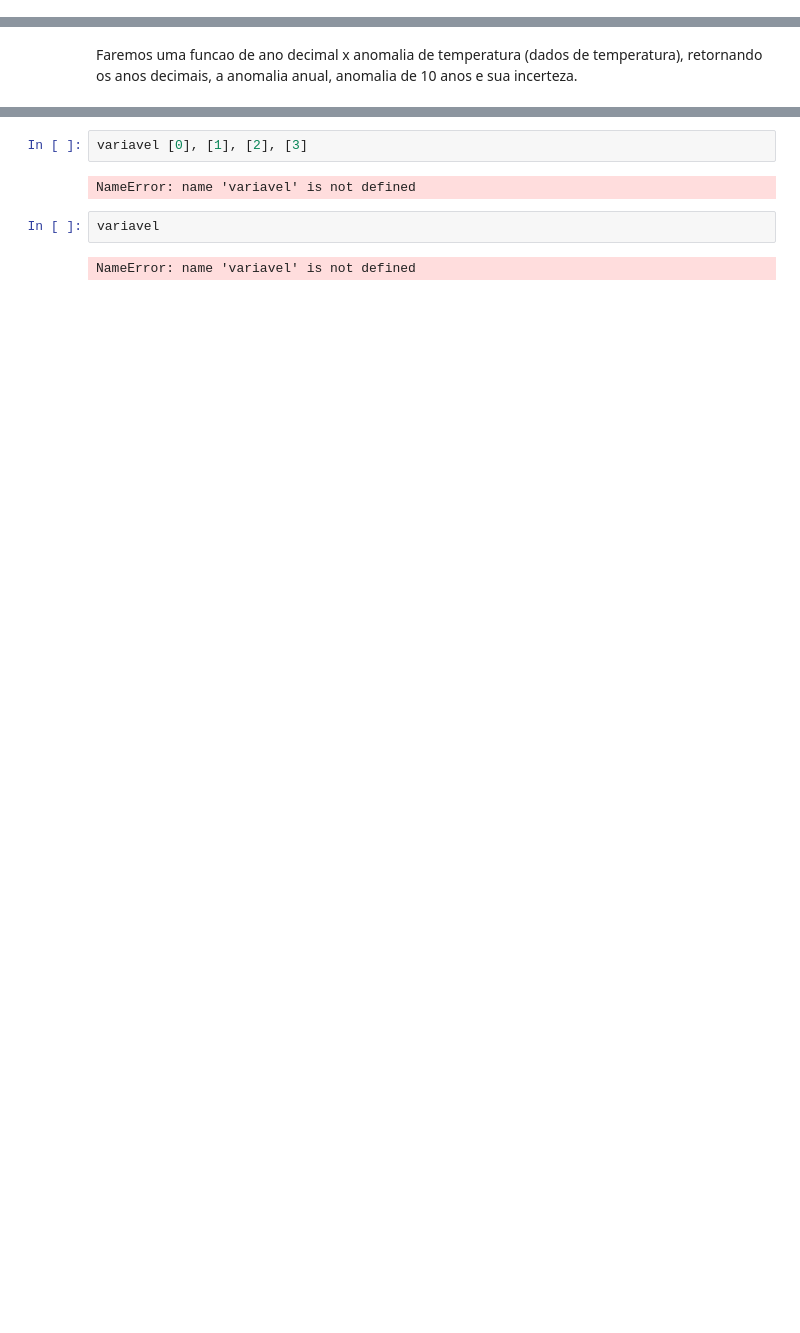
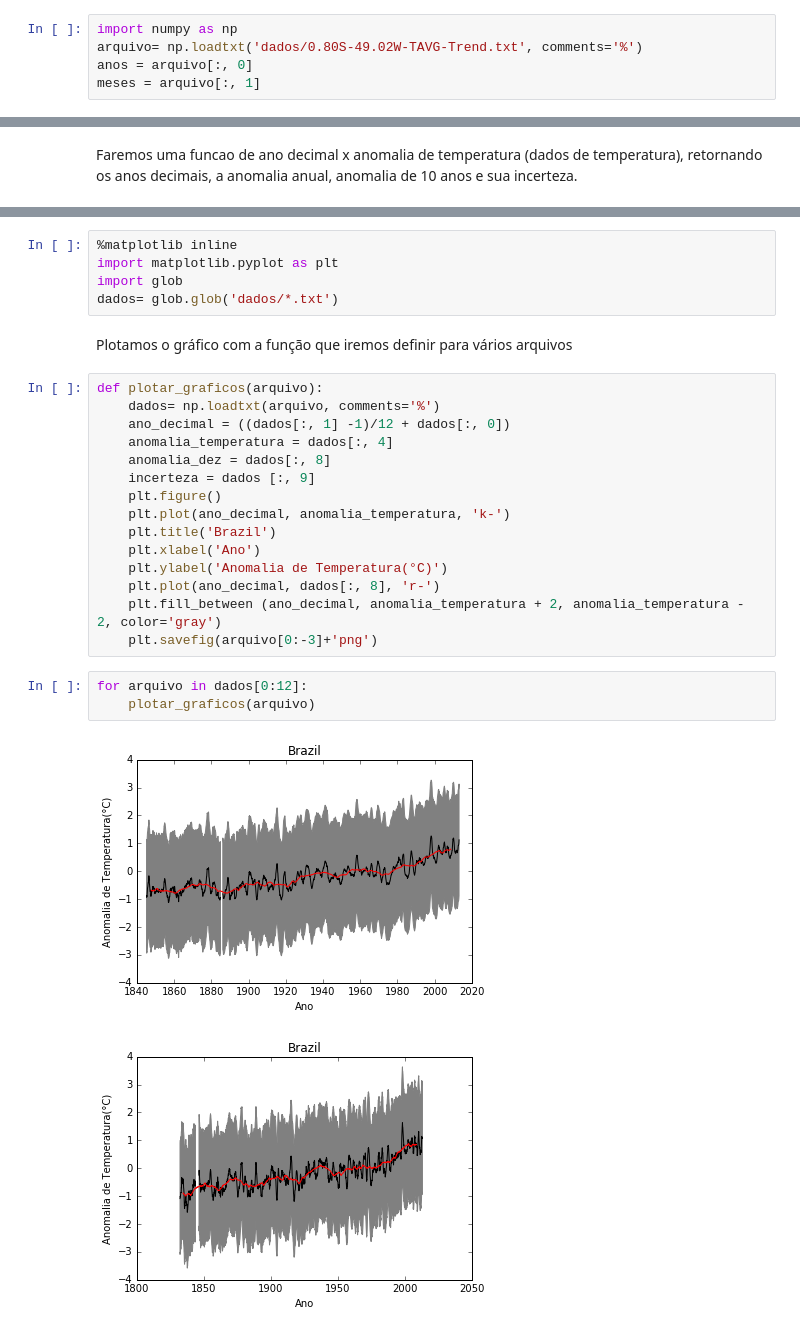
Before and after one commit to mat-esp-2016/python-3-mangueira, a Jupyter notebook: python3.ipynb, the cells around one changed output, grey strips where cells are left out. Drawn from its saved outputs; the diff is of its cells as text; blank space fills up the shorter version.

Commit message:
Modificamos os asserts da nossa função e a usamos para plotar gráficos de anomalia de temperatura anual com a média de 10 anos e sua incerteza.

```diff
--- a/python3.ipynb
+++ b/python3.ipynb
@@ -1,4 +1,9 @@
 # %% [markdown]
 Abaixo faremos e testaremos uma função de anos e meses que retorna para anos decimais
+# %%
+import numpy as np
+arquivo= np.loadtxt('dados/0.80S-49.02W-TAVG-Trend.txt', comments='%')
+anos = arquivo[:, 0]
+meses = arquivo[:, 1]
 # %%
 def ano_decimal_teste(anos, meses):
@@ -33,8 +42,28 @@ AssertionError: Anos deve ser um número inteiro
-# %%
-variavel [0], [1], [2], [3]
-# %% [output]
-NameError: name 'variavel' is not defined
-# %%
-variavel
-# %% [output]
-NameError: name 'variavel' is not defined
+# %%
+%matplotlib inline
+import matplotlib.pyplot as plt
+import glob
+dados= glob.glob('dados/*.txt')
+# %% [markdown]
+Plotamos o gráfico com a função que iremos definir para vários arquivos
+# %%
+def plotar_graficos(arquivo):
+    dados= np.loadtxt(arquivo, comments='%')
+    ano_decimal = ((dados[:, 1] -1)/12 + dados[:, 0])
+    anomalia_temperatura = dados[:, 4]
+    anomalia_dez = dados[:, 8]
+    incerteza = dados [:, 9]
+    plt.figure()
+    plt.plot(ano_decimal, anomalia_temperatura, 'k-')
+    plt.title('Brazil')
+    plt.xlabel('Ano')
+    plt.ylabel('Anomalia de Temperatura(°C)')
+    plt.plot(ano_decimal, dados[:, 8], 'r-')
+    plt.fill_between (ano_decimal, anomalia_temperatura + 2, anomalia_temperatura - 2, color='gray')
+    plt.savefig(arquivo[0:-3]+'png')
+# %%
+for arquivo in dados[0:12]:
+    plotar_graficos(arquivo)
+# %% [output]
+[figure, added]
+[figure, added]
```
Also changed, not shown: parts of 11 cells of this notebook.
